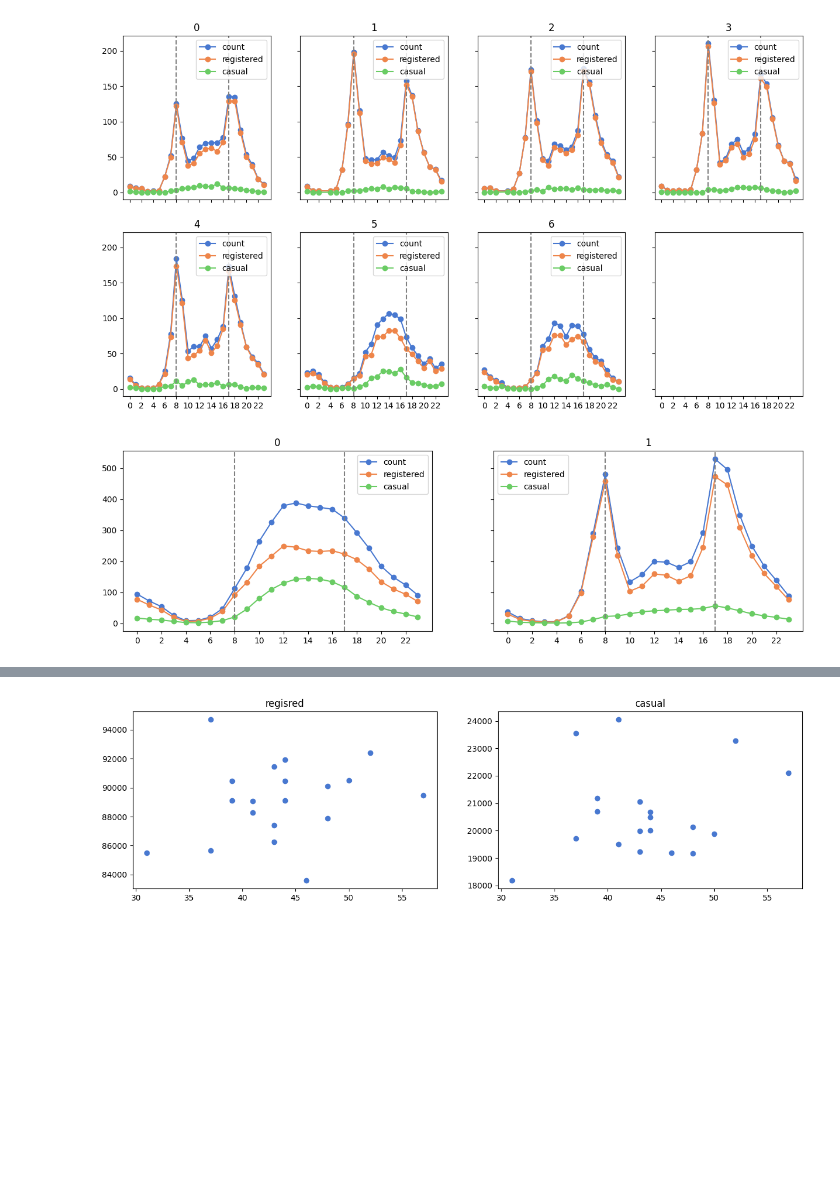
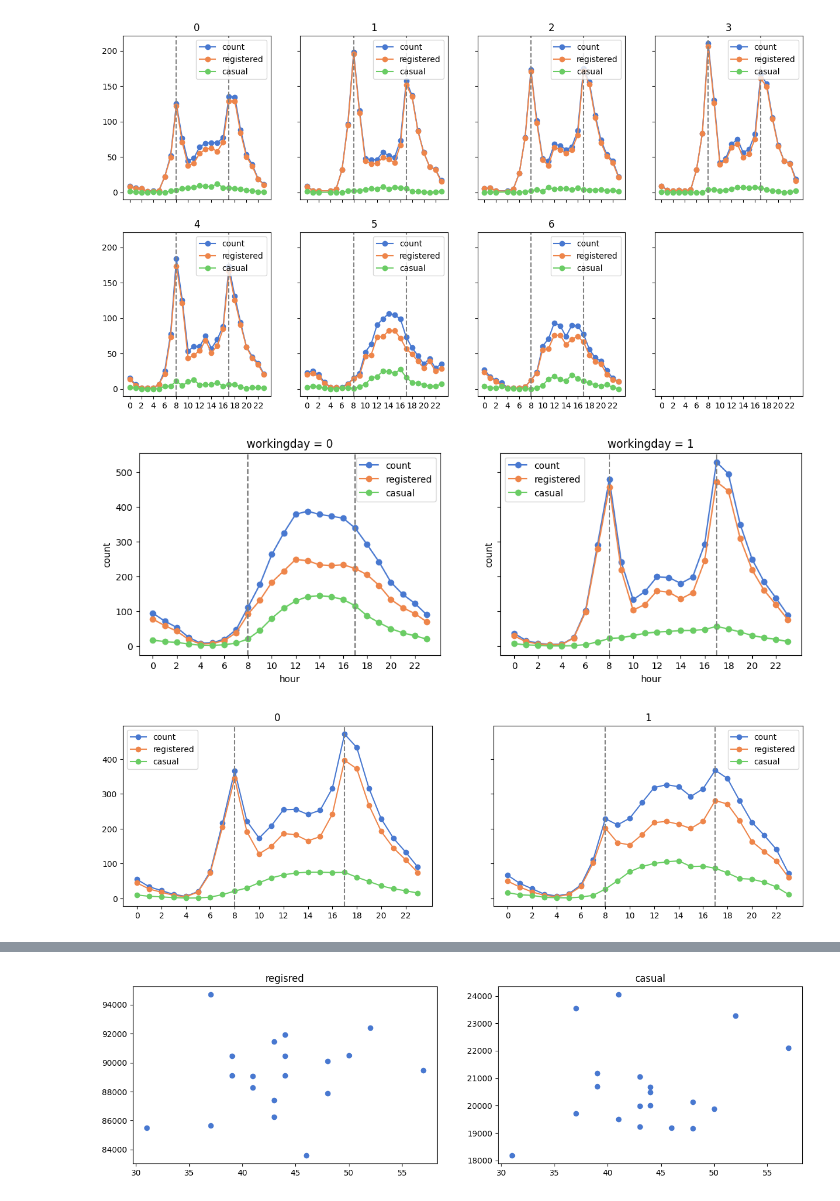
Before and after one commit to ryo-i1/bike, a Jupyter notebook: bike_analysis.ipynb, the cells around one changed output, grey strips where cells are left out. Saved outputs shown, nothing was run; the diff lists cells and outputs as text; code cells hidden in the pictures; blank space fills up the shorter version.

```diff
--- a/bike_analysis.ipynb
+++ b/bike_analysis.ipynb
@@ -258,21 +258,47 @@ for i in range(7):
 plt.show()
 # %% [output]
 [figure]
+# %%
+# graph
+# make 2 lines (workingday)
+# x-axis : hour
+
+df_w = df.loc[:, ['casual', 'registered', 'count', 'workingday']]
+df_w.loc[:, 'hour'] = df_w.index.hour
+
+fig, axes = plt.subplots(1, 2, figsize=(13, 4), sharey=True, sharex=True)
+for i in df_w.loc[:, 'workingday'].unique().tolist():
+    df_w_i = df_w.loc[df_w['workingday'] == i, :].groupby('hour').mean()
+    axes[i].plot(df_w_i.index, df_w_i.loc[:, ['count']], ls='-', marker='o', label='count')
+    axes[i].plot(df_w_i.index, df_w_i.loc[:, ['registered']], ls='-', marker='o', label='registered')
+    axes[i].plot(df_w_i.index, df_w_i.loc[:, ['casual']], ls='-', marker='o', label='casual')
+    axes[i].set_xticks(range(0, 24, 2))
+    axes[i].legend()
+    axes[i].set_xlabel('hour')
+    # add lines at 8, 17
+    axes[i].axvline(x=8, ls='--', color='gray')
+    axes[i].axvline(x=17, ls='--', color='gray')
+axes[0].set_title('workingday = 0')
+axes[1].set_title('workingday = 1')
+axes[0].set_ylabel('count')
+axes[1].set_ylabel('count')
+plt.show()
+# %% [output]
+[figure, added]
 # %%
 # graph
-# make 2 lines (workingday)
+# make 2 lines (holiday)
 # x-axis : hour
 
-df_w = df.loc[:, ['casual', 'registered', 'count', 'workingday']]
+df_w = df.loc[:, ['casual', 'registered', 'count', 'holiday']]
 df_w.loc[:, 'hour'] = df_w.index.hour
 
 fig, axes = plt.subplots(1, 2, figsize=(15, 4), sharey=True, sharex=True)
-for i in df_w.loc[:, 'workingday'].unique().tolist():
-    df_w_i = df_w.loc[df_w['workingday'] == i, :].groupby('hour').mean()
+for i in df_w.loc[:, 'holiday'].unique().tolist():
+    df_w_i = df_w.loc[df_w['holiday'] == i, :].groupby('hour').mean()
     axes[i].plot(df_w_i.index, df_w_i.loc[:, ['count']], ls='-', marker='o', label='count')
     axes[i].plot(df_w_i.index, df_w_i.loc[:, ['registered']], ls='-', marker='o', label='registered')
     axes[i].plot(df_w_i.index, df_w_i.loc[:, ['casual']], ls='-', marker='o', label='casual')
-    axes[i].set_title(i)
     axes[i].set_xticks(range(0, 24, 2))
     axes[i].legend()
     # add lines at 8, 17
@@ -280,6 +306,6 @@ for i in df_w.loc[:, 'workingday'].unique().tolist():
     axes[i].axvline(x=17, ls='--', color='gray')
 plt.show()
 # %% [output]
-[figure, old version]
+[figure, new version]
 # %%
 # graph
```
Also changed, not shown: parts of 3 cells of this notebook, 7 other files.
